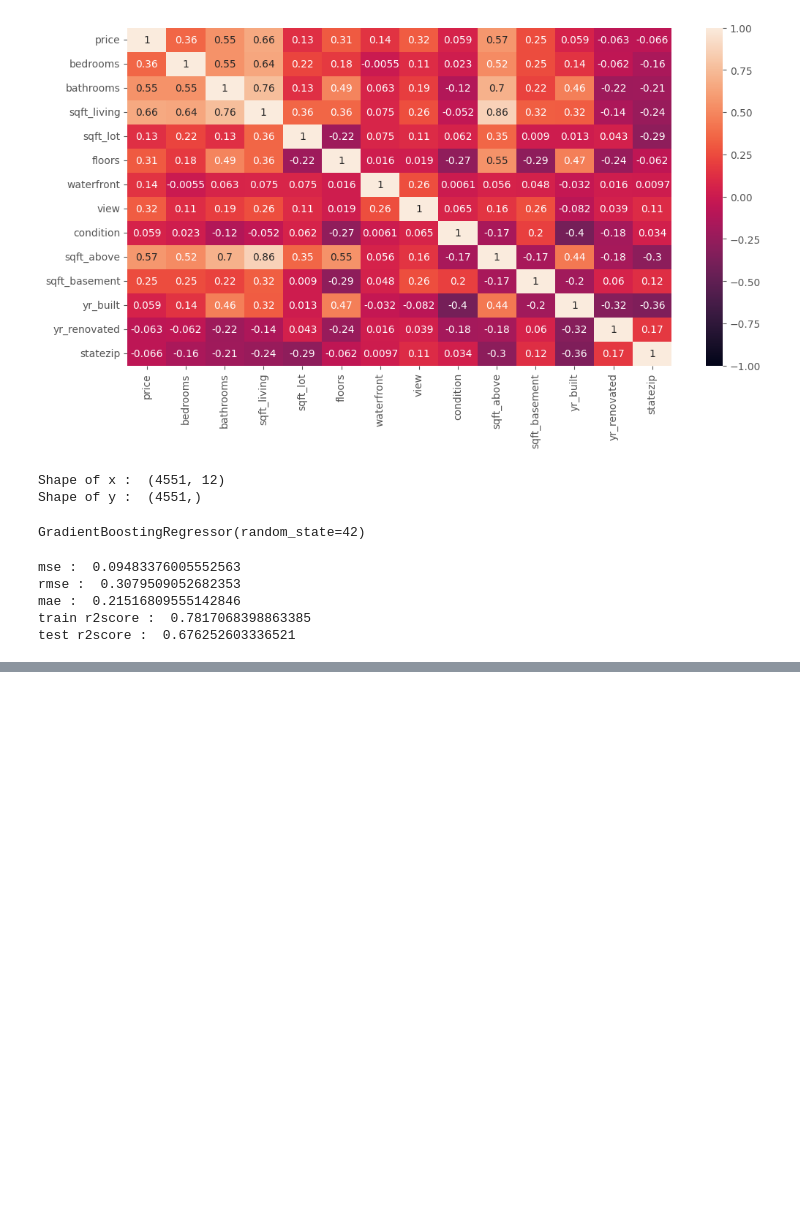
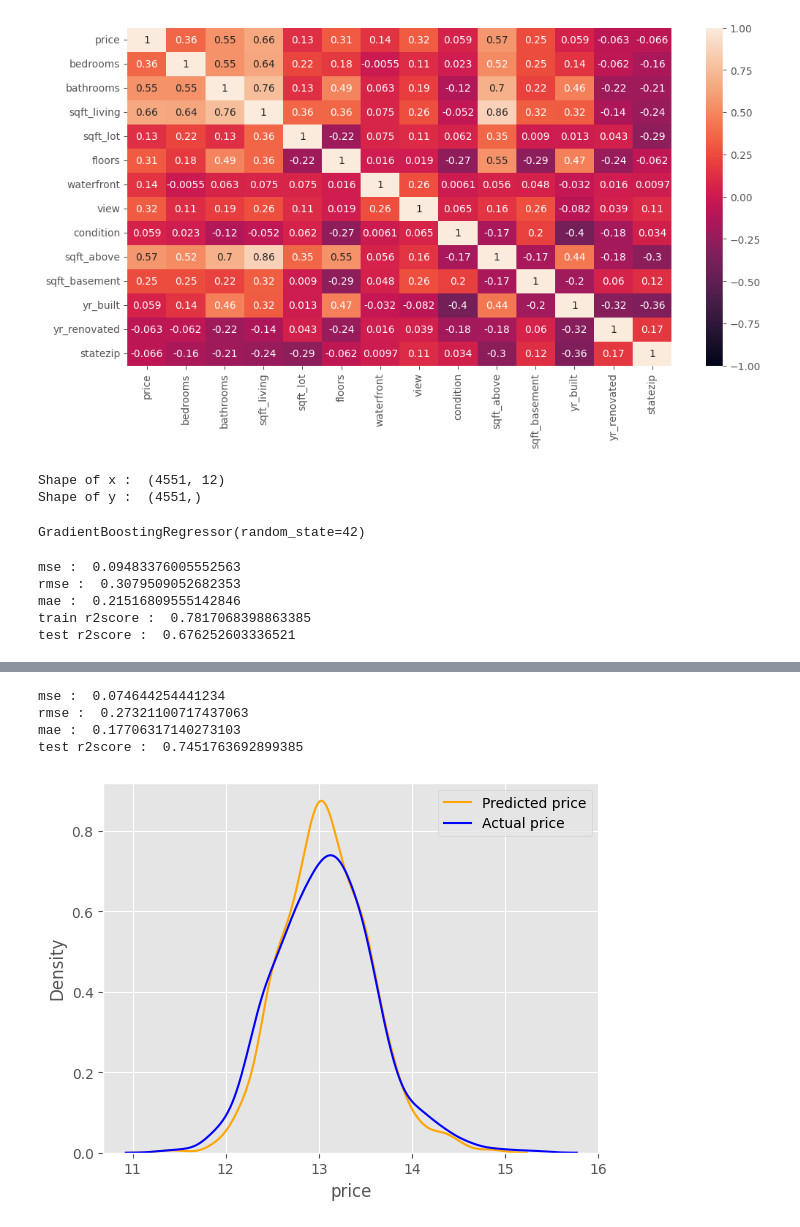
Before and after one commit to Aleena24/PRODIGY_ML, a Jupyter notebook: PRODIGY_ML_01.ipynb, the cells around one changed output, grey strips where cells are left out. Saved outputs shown, nothing was run; the diff lists cells and outputs as text; code cells hidden in the pictures; blank space fills up the shorter version.

```diff
--- a/PRODIGY_ML_01.ipynb
+++ b/PRODIGY_ML_01.ipynb
@@ -439,0 +443,18 @@ print(best_score)
+# %%
+Ypred = random.predict(Xtest)
+print("mse : ",mean_squared_error(Ytest,Ypred))
+print("rmse : ",np.sqrt(mean_squared_error(Ytest,Ypred)))
+print("mae : ",mean_absolute_error(Ytest,Ypred))
+print("test r2score : ",r2_score(Ytest,Ypred))
+# %% [output]
+mse :  0.074644254441234
+rmse :  0.27321100717437063
+mae :  0.17706317140273103
+test r2score :  0.7451763692899385
+# %%
+sns.kdeplot(x=Ypred,color="orange",label="Prdicted price")
+sns.kdeplot(x=Ytest,color="blue",label="Actual price")
+plt.legend(["Predicted price","Actual price"])
+plt.show()
+# %% [output]
+[figure, added]
```
Also changed, not shown: parts of 1 cell of this notebook.
